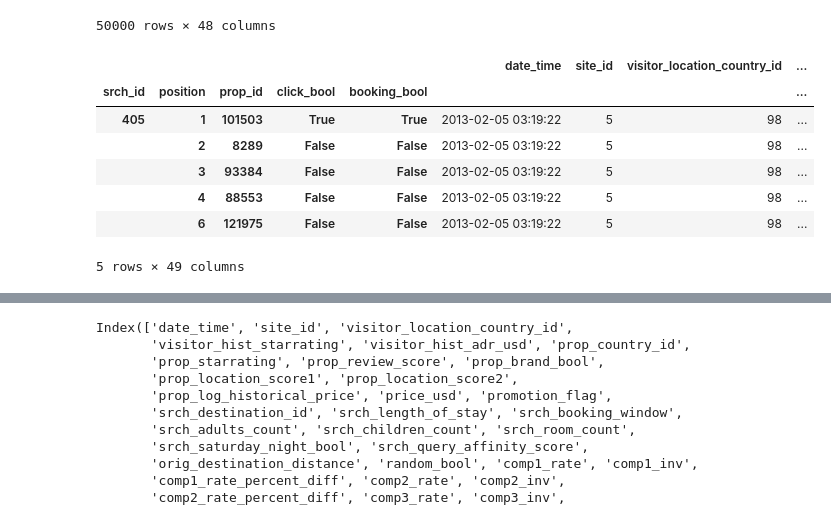
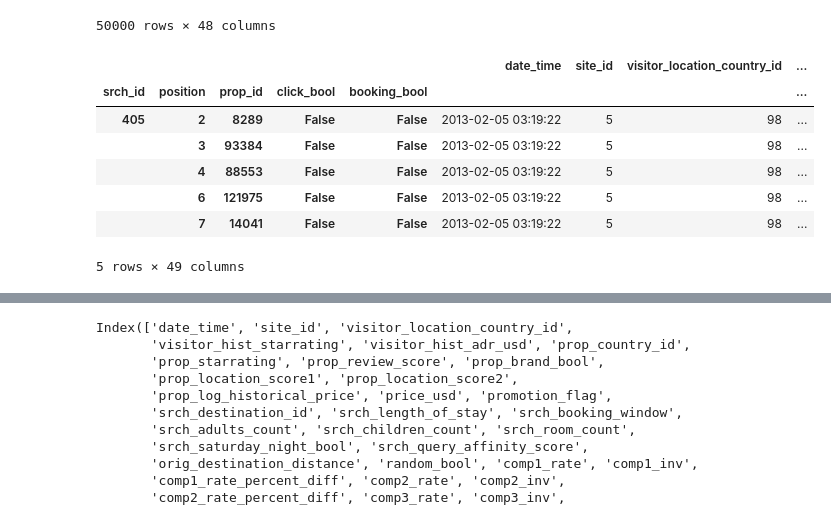
Before and after one commit to MaicoTimmerman/uva_data_mining_techniques, a Jupyter notebook: assignment2/data/exploration.ipynb, the cells around one changed output, grey strips where cells are left out. Saved outputs shown, nothing was run; the diff lists cells and outputs as text; code cells hidden in the pictures.

```diff
--- a/assignment2/data/exploration.ipynb
+++ b/assignment2/data/exploration.ipynb
@@ -159,37 +168,37 @@ types = {'srch_id': int,
          'comp2_rate_percent_diff': float,
          'comp3_rate': 'Int64',
          'comp3_inv': 'Int64',
          'comp3_rate_percent_diff': float,
          'comp4_rate': 'Int64',
          'comp4_inv': 'Int64',
          'comp4_rate_percent_diff': float,
          'comp5_rate': 'Int64',
          'comp5_inv': 'Int64',
          'comp5_rate_percent_diff': float,
          'comp6_rate': 'Int64',
          'comp6_inv': 'Int64',
          'comp6_rate_percent_diff': float,
          'comp7_rate': 'Int64',
          'comp7_inv': 'Int64',
          'comp7_rate_percent_diff': float,
          'comp8_rate': 'Int64',
          'comp8_inv': 'Int64',
          'comp8_rate_percent_diff': float}
 
 
 parse_dates = ['date_time']
 df = pd.read_csv(filename, dtype=types, index_col=['srch_id', 'position', 'prop_id', 'click_bool',
 'booking_bool'], parse_dates=parse_dates)
 
-df.sort_index(level=['srch_id', 'position'], inplace=True)
+df.sort_index(level=['srch_id', 'booking_bool'], inplace=True)
 
 df.head()
 # %% [output]
 |  |  |  |  |  | date_time | site_id | visitor_location_country_id | ... |
 | srch_id | position | prop_id | click_bool | booking_bool |  |  |  | ... |
-| 405 | 1 | 101503 | True | True | 2013-02-05 03:19:22 | 5 | 98 | ... |
-|  | 2 | 8289 | False | False | 2013-02-05 03:19:22 | 5 | 98 | ... |
+| 405 | 2 | 8289 | False | False | 2013-02-05 03:19:22 | 5 | 98 | ... |
 |  | 3 | 93384 | False | False | 2013-02-05 03:19:22 | 5 | 98 | ... |
 |  | 4 | 88553 | False | False | 2013-02-05 03:19:22 | 5 | 98 | ... |
 |  | 6 | 121975 | False | False | 2013-02-05 03:19:22 | 5 | 98 | ... |
+|  | 7 | 14041 | False | False | 2013-02-05 03:19:22 | 5 | 98 | ... |
 5 rows × 49 columns
```
Also changed, not shown: parts of 23 cells of this notebook, 2 other files.
